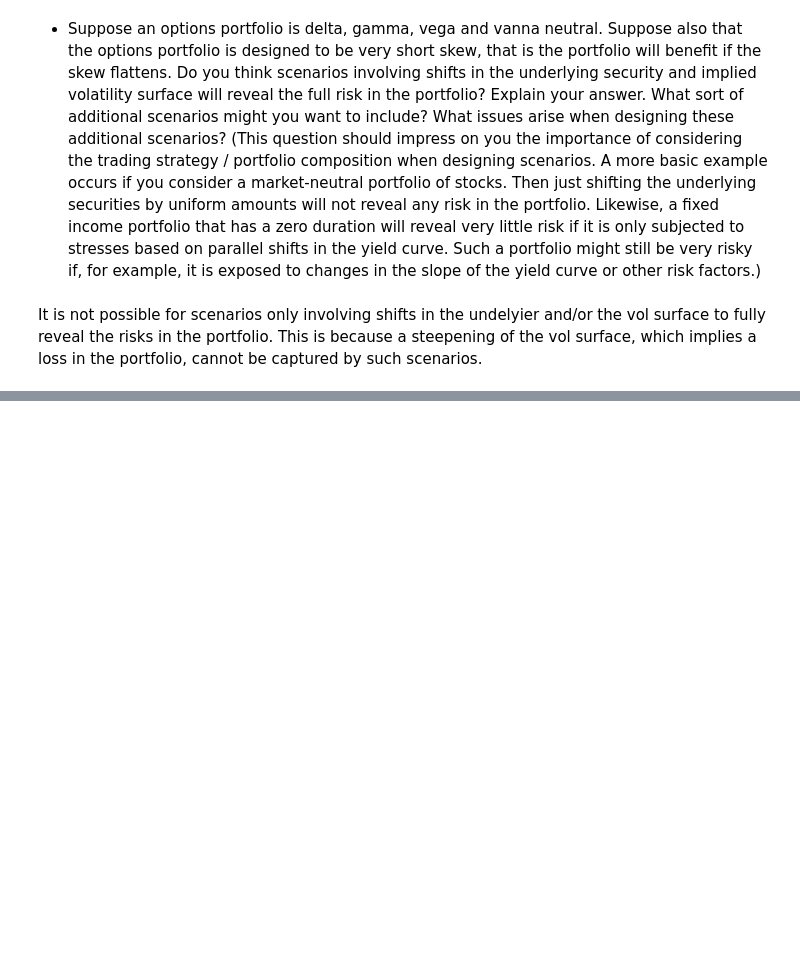
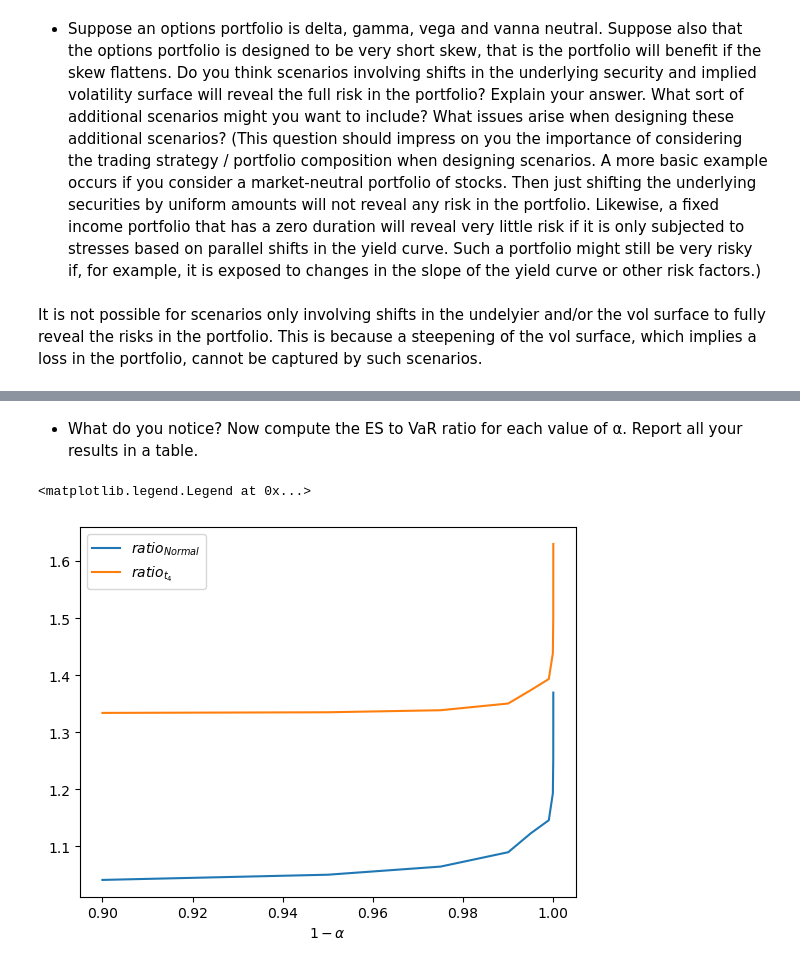
Before and after one commit to yshirai999/CFRM-541-Quantitative-Risk-Management, a Jupyter notebook: H1/H1.ipynb, the cells around one changed output, grey strips where cells are left out. Drawn from its saved outputs; the diff is of its cells as text; code cells hidden in the pictures; blank space fills up the shorter version.

```diff
--- a/H1/H1.ipynb
+++ b/H1/H1.ipynb
@@ -113,0 +162,15 @@ It is not possible for scenarios only involving shifts in the undelyier and/or t
+# %% [markdown]
+- What do you notice? Now compute the ES to VaR ratio for each value of α. Report all your results in a table.
+# %%
+ratio = dict()
+ratio["norm"]= ES["norm"]/var["norm"]
+ratio["t4"]= ES["t4"]/var["t4"]
+
+ax = plt.gca()  # or any other way to get an axis object
+ax.plot(alpha, ratio["norm"], label=r'$ratio_{Normal}$')
+ax.plot(alpha, ratio["t4"], label=r'$ratio_{t_4}$')
+plt.xlabel(r'$1-\alpha$')
+ax.legend()
+# %% [output]
+<matplotlib.legend.Legend at 0x...>
+[figure, added]
```
Also changed, not shown: parts of 4 cells of this notebook, 1 other file.
